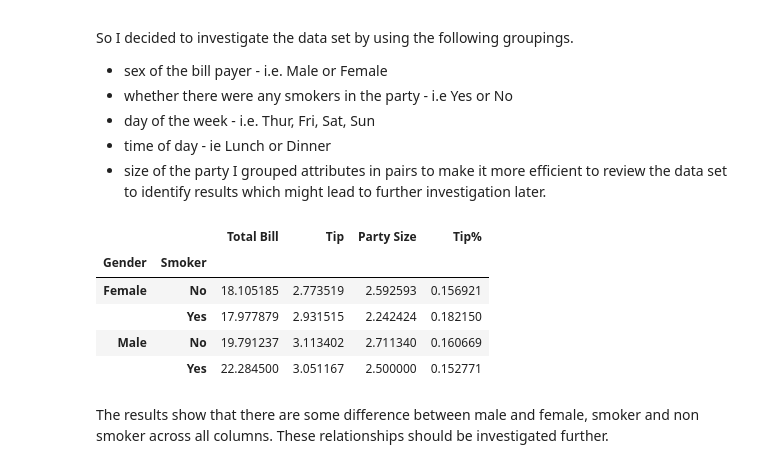
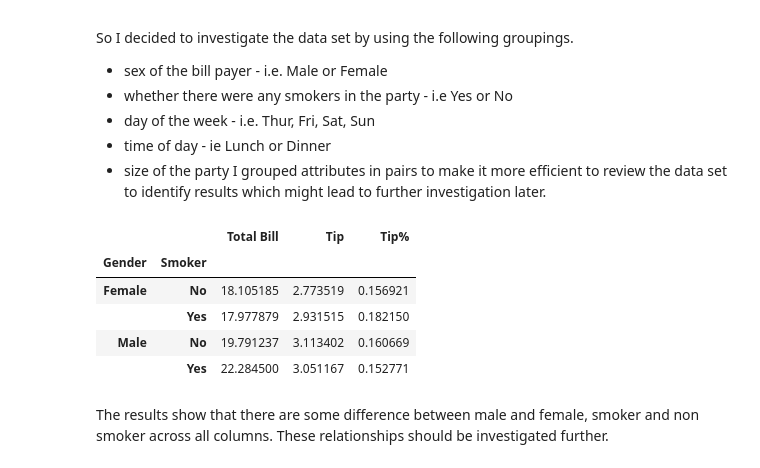
Before and after one commit to pcaulfie/fundamentals-project, a Jupyter notebook: Fundamentals of Data Analysis.ipynb, the cells around one changed output. Cells and saved outputs as stored; diff of their text form; code cells hidden in the pictures.

Commit message:
updated into and conculsions section. reorganised outliers section. Added code to group by day and sum totals.

```diff
--- a/Fundamentals of Data Analysis.ipynb
+++ b/Fundamentals of Data Analysis.ipynb
@@ -420,15 +477,16 @@ I grouped attributes in pairs to make it more efficient to review the data set t
 # %%
 # Investigate if there in much difference in tips by gender and whether there was a smoker in the party or not
 # use groupby function to group mean by Gender and smoker for each column Total Bill, Tip, Party Size and Tip %
 # Adapted from McKinney 2019
 means1 = df.groupby(['Gender','Smoker']).mean()
+means1.drop('Party Size',inplace=True,axis=1) # party size column is not relevant
 means1 # Print result
 # %% [output]
-|  |  | Total Bill | Tip | Party Size | Tip% |
-| Gender | Smoker |  |  |  |  |
-| Female | No | 18.105185 | 2.773519 | 2.592593 | 0.156921 |
-|  | Yes | 17.977879 | 2.931515 | 2.242424 | 0.182150 |
-| Male | No | 19.791237 | 3.113402 | 2.711340 | 0.160669 |
-|  | Yes | 22.284500 | 3.051167 | 2.500000 | 0.152771 |
+|  |  | Total Bill | Tip | Tip% |
+| Gender | Smoker |  |  |  |
+| Female | No | 18.105185 | 2.773519 | 0.156921 |
+|  | Yes | 17.977879 | 2.931515 | 0.182150 |
+| Male | No | 19.791237 | 3.113402 | 0.160669 |
+|  | Yes | 22.284500 | 3.051167 | 0.152771 |
 # %% [markdown]
 The results show that there are some difference between male and female, smoker and non smoker across all columns. These relationships should be investigated further.
```
Also changed, not shown: parts of 36 cells of this notebook, 2 other files.
